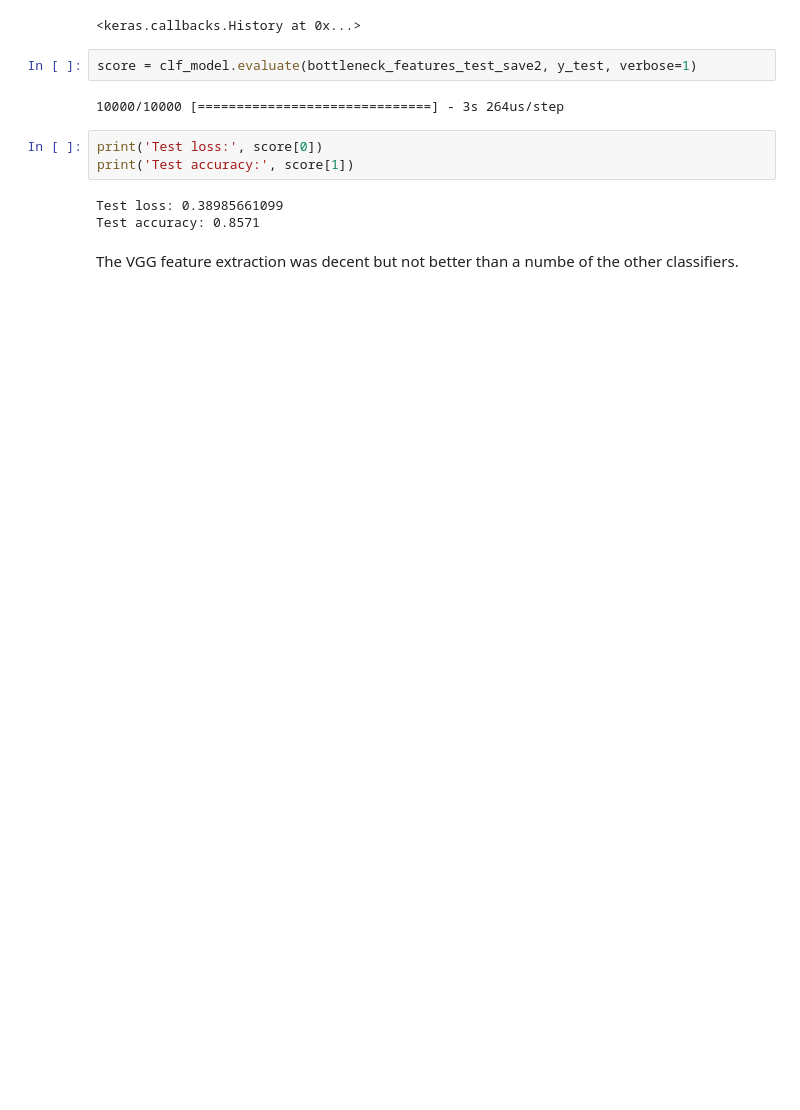
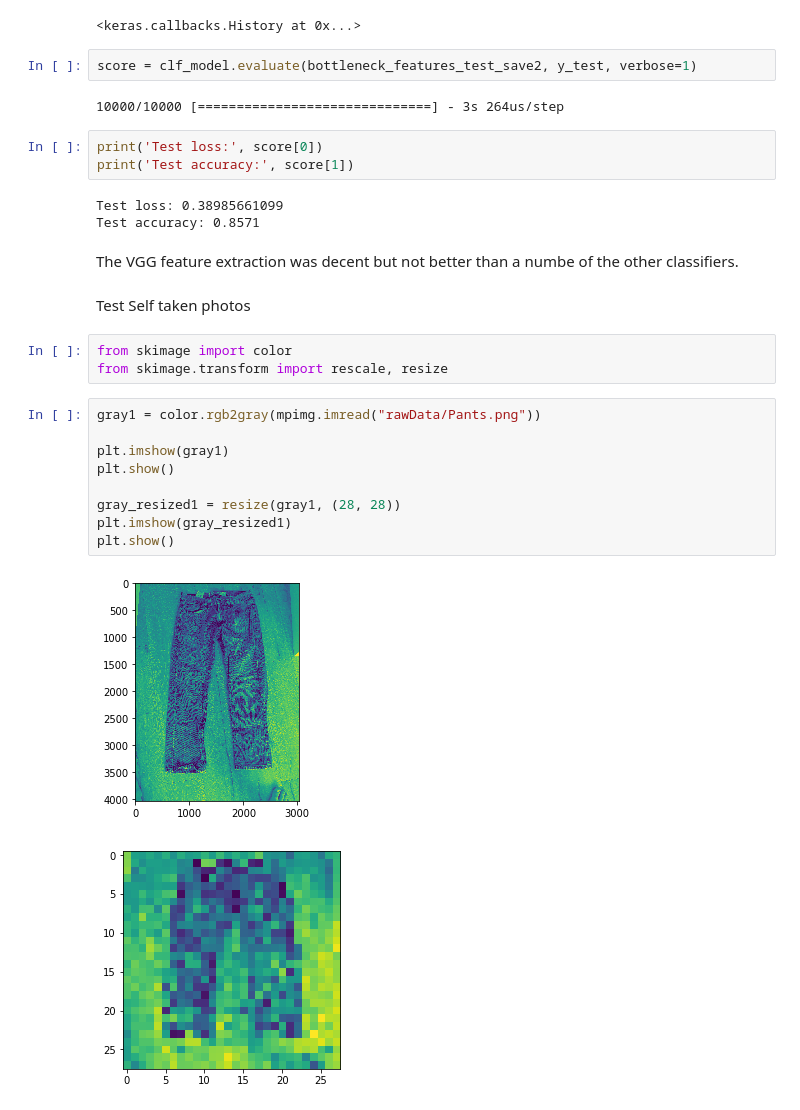
Before and after one commit to ParkerWilliamson/clothingCategorization, a Jupyter notebook: Clothing_Categorization_exploration.ipynb, the cells around one changed output. Cells and saved outputs as stored; diff of their text form; blank space fills up the shorter version.

```diff
--- a/Clothing_Categorization_exploration.ipynb
+++ b/Clothing_Categorization_exploration.ipynb
@@ -612,3 +602,20 @@ Test loss: 0.38985661099
 Test accuracy: 0.8571
 # %% [markdown]
 The VGG feature extraction was decent but not better than a numbe of the other classifiers.
+# %% [markdown]
+Test Self taken photos
+# %%
+from skimage import color
+from skimage.transform import rescale, resize
+# %%
+gray1 = color.rgb2gray(mpimg.imread("rawData/Pants.png"))
+
+plt.imshow(gray1)
+plt.show()
+
+gray_resized1 = resize(gray1, (28, 28))
+plt.imshow(gray_resized1)
+plt.show()
+# %% [output]
+[figure, added]
+[figure, added]
```
Also changed, not shown: parts of 9 cells of this notebook, 8 other files.
